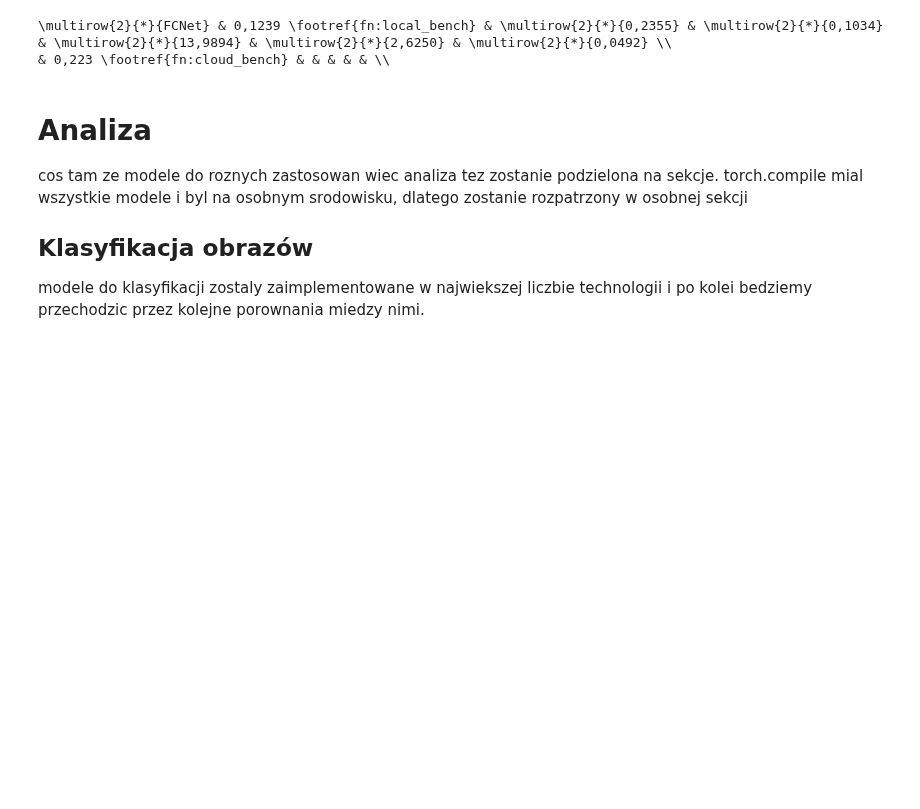
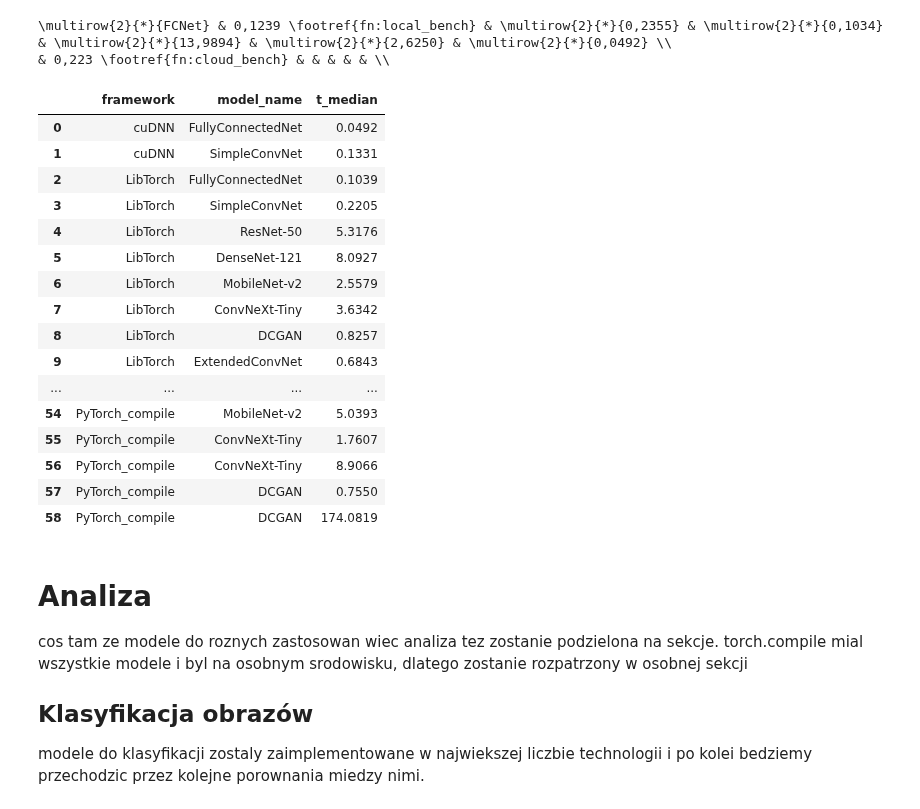
Before and after one commit to mihawb/dnn-lang-comparison, a Jupyter notebook: analysis/rolling_analysis_new.ipynb, the cells around one changed output. Drawn from its saved outputs; the diff is of its cells as text; code cells hidden in the pictures; blank space fills up the shorter version.

Commit message:
last code change ever for real this time i defended this bs

```diff
--- a/analysis/rolling_analysis_new.ipynb
+++ b/analysis/rolling_analysis_new.ipynb
@@ -72,6 +72,29 @@ def join_tels(t, e, l) -> pd.DataFrame:
 tdf, edf, ldf = get_concat_results("../data/results_ultimate_%d", 1, 15, train_preserve_warmup=False, full=True)
 
 mtdf, medf, mldf = mean_aggregate_results(tdf, edf, ldf, train_preserve_epoch=False, latency_preserve_epoch=False)
+# %%
+inference = mldf[["framework", "model_name", "elapsed_time_median"]]
+inference = inference.rename({"elapsed_time_median": "t_median"}, axis=1)
+
+inference
+# %% [output]
+|  | framework | model_name | t_median |
+| 0 | cuDNN | FullyConnectedNet | 0.0492 |
+| 1 | cuDNN | SimpleConvNet | 0.1331 |
+| 2 | LibTorch | FullyConnectedNet | 0.1039 |
+| 3 | LibTorch | SimpleConvNet | 0.2205 |
+| 4 | LibTorch | ResNet-50 | 5.3176 |
+| 5 | LibTorch | DenseNet-121 | 8.0927 |
+| 6 | LibTorch | MobileNet-v2 | 2.5579 |
+| 7 | LibTorch | ConvNeXt-Tiny | 3.6342 |
+| 8 | LibTorch | DCGAN | 0.8257 |
+| 9 | LibTorch | ExtendedConvNet | 0.6843 |
+| ... | ... | ... | ... |
+| 54 | PyTorch_compile | MobileNet-v2 | 5.0393 |
+| 55 | PyTorch_compile | ConvNeXt-Tiny | 1.7607 |
+| 56 | PyTorch_compile | ConvNeXt-Tiny | 8.9066 |
+| 57 | PyTorch_compile | DCGAN | 0.7550 |
+| 58 | PyTorch_compile | DCGAN | 174.0819 |
 # %% [markdown]
 # Analiza
 cos tam ze modele do roznych zastosowan wiec analiza tez zostanie podzielona na sekcje. torch.compile mial wszystkie modele i byl na osobnym srodowisku, dlatego zostanie rozpatrzony w osobnej sekcji
```
Also changed, not shown: 1 other file.
